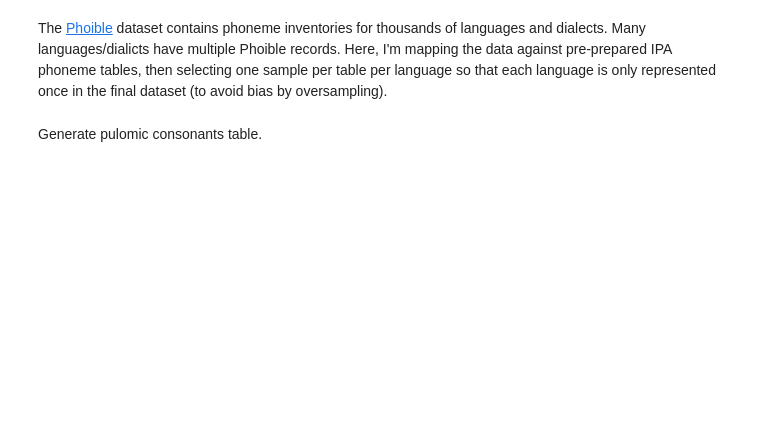
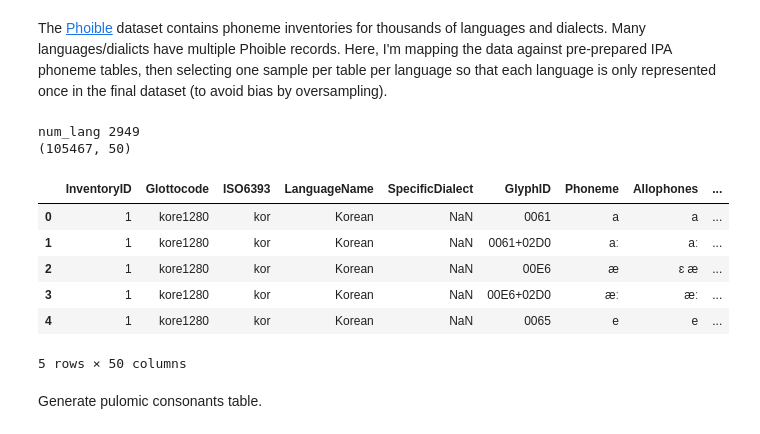
Before and after one commit to Pappa/conlanger, a Jupyter notebook: notebooks/prepare_phoible_data.ipynb, the cells around one changed output. Saved outputs shown, nothing was run; the diff lists cells and outputs as text; code cells hidden in the pictures; blank space fills up the shorter version.

```diff
--- a/notebooks/prepare_phoible_data.ipynb
+++ b/notebooks/prepare_phoible_data.ipynb
@@ -26,32 +26,42 @@ import numpy as np
 phoible_df = pd.read_csv(phobile_file_path, encoding="utf-8", engine="python")
 
 ipa_diacritics_df = pd.read_csv(
     "./data/ipa_diacritics.csv", dtype=str, encoding="utf-8", engine="python"
 )
 
-valid_sufixes = set(ipa_diacritics_df.suffix)
+valid_suffixes = ipa_diacritics_df.suffix
 
 phoible_df["symbol"] = phoible_df.Phoneme.apply(lambda x: x[0:-1] if len(x) > 1 else x)
 phoible_df["suffix"] = phoible_df.Phoneme.apply(
-    lambda x: x[-1] if (len(x) > 1 and x[-1] in valid_sufixes) else None
+    lambda x: x[-1] if (len(x) > 1 and x[-1] in valid_suffixes) else None
 )
 
 lang_by_dialect_df = (
     phoible_df[["LanguageName", "SpecificDialect", "Phoneme", "symbol", "suffix"]]
     .fillna({"SpecificDialect": "none"})
     .groupby(["LanguageName", "SpecificDialect"])
 )
 
 language_names = (
     phoible_df[["LanguageName", "SpecificDialect"]]
     .drop_duplicates()
     .reset_index(drop=True)
     .to_numpy()[:, 0]
 )
 
 num_lang = len(lang_by_dialect_df)
 
 print("num_lang", num_lang)
 print(phoible_df.shape)
 
 phoible_df.head(5)
+# %% [output]
+num_lang 2949
+(105467, 50)
+|  | InventoryID | Glottocode | ISO6393 | LanguageName | SpecificDialect | GlyphID | Phoneme | Allophones | ... |
+| 0 | 1 | kore1280 | kor | Korean | NaN | 0061 | a | a | ... |
+| 1 | 1 | kore1280 | kor | Korean | NaN | 0061+02D0 | aː | aː | ... |
+| 2 | 1 | kore1280 | kor | Korean | NaN | 00E6 | æ | ɛ æ | ... |
+| 3 | 1 | kore1280 | kor | Korean | NaN | 00E6+02D0 | æː | æː | ... |
+| 4 | 1 | kore1280 | kor | Korean | NaN | 0065 | e | e | ... |
+5 rows × 50 columns
```
Also changed, not shown: parts of 19 cells of this notebook, 5 other files.
